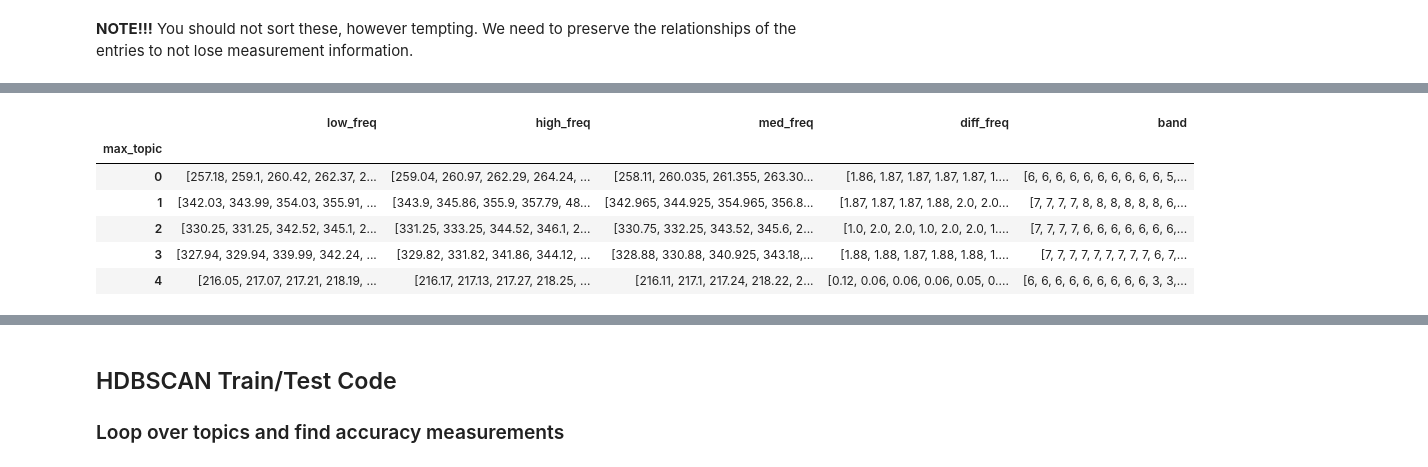
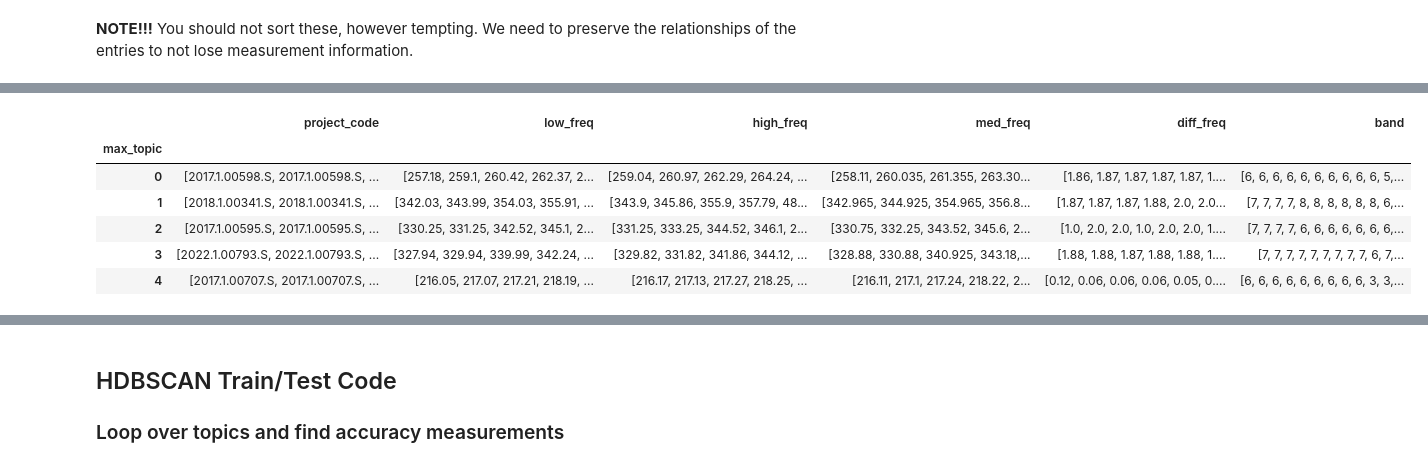
Before and after one commit to rlipps/NRAO_Capstone, a Jupyter notebook: model_notebooks/Full_Model_Updated_Data_Input.ipynb, the cells around one changed output, grey strips where cells are left out. Drawn from its saved outputs; the diff is of its cells as text; code cells hidden in the pictures.

```diff
--- a/model_notebooks/Full_Model_Updated_Data_Input.ipynb
+++ b/model_notebooks/Full_Model_Updated_Data_Input.ipynb
@@ -301,19 +311,21 @@ You should not sort these, however tempting. We need to preserve the relationshi
 # %%
 train_topic_freqs = train_measurements.loc[train_texts.index]\
+    .reset_index()\
     .groupby('max_topic')\
     .agg({
+        'project_code': lambda x: x.tolist(),
         'low_freq': lambda x: round(x, 4).tolist(),
         'high_freq': lambda x: round(x, 4).tolist(),
         'med_freq': lambda x: round(x, 4).tolist(),
         'diff_freq': lambda x: round(x, 4).tolist(),
         'band': lambda x: x.astype('int64').tolist()
     })
 train_topic_freqs.head()
 # %% [output]
-|  | low_freq | high_freq | med_freq | diff_freq | band |
-| max_topic |  |  |  |  |  |
-| 0 | [257.18, 259.1, 260.42, 262.37, 2... | [259.04, 260.97, 262.29, 264.24, ... | [258.11, 260.035, 261.355, 263.30... | [1.86, 1.87, 1.87, 1.87, 1.87, 1.... | [6, 6, 6, 6, 6, 6, 6, 6, 6, 6, 5,... |
-| 1 | [342.03, 343.99, 354.03, 355.91, ... | [343.9, 345.86, 355.9, 357.79, 48... | [342.965, 344.925, 354.965, 356.8... | [1.87, 1.87, 1.87, 1.88, 2.0, 2.0... | [7, 7, 7, 7, 8, 8, 8, 8, 8, 8, 6,... |
-| 2 | [330.25, 331.25, 342.52, 345.1, 2... | [331.25, 333.25, 344.52, 346.1, 2... | [330.75, 332.25, 343.52, 345.6, 2... | [1.0, 2.0, 2.0, 1.0, 2.0, 2.0, 1.... | [7, 7, 7, 7, 6, 6, 6, 6, 6, 6, 6,... |
-| 3 | [327.94, 329.94, 339.99, 342.24, ... | [329.82, 331.82, 341.86, 344.12, ... | [328.88, 330.88, 340.925, 343.18,... | [1.88, 1.88, 1.87, 1.88, 1.88, 1.... | [7, 7, 7, 7, 7, 7, 7, 7, 7, 6, 7,... |
-| 4 | [216.05, 217.07, 217.21, 218.19, ... | [216.17, 217.13, 217.27, 218.25, ... | [216.11, 217.1, 217.24, 218.22, 2... | [0.12, 0.06, 0.06, 0.06, 0.05, 0.... | [6, 6, 6, 6, 6, 6, 6, 6, 6, 3, 3,... |
+|  | project_code | low_freq | high_freq | med_freq | diff_freq | band |
+| max_topic |  |  |  |  |  |  |
+| 0 | [2017.1.00598.S, 2017.1.00598.S, ... | [257.18, 259.1, 260.42, 262.37, 2... | [259.04, 260.97, 262.29, 264.24, ... | [258.11, 260.035, 261.355, 263.30... | [1.86, 1.87, 1.87, 1.87, 1.87, 1.... | [6, 6, 6, 6, 6, 6, 6, 6, 6, 6, 5,... |
+| 1 | [2018.1.00341.S, 2018.1.00341.S, ... | [342.03, 343.99, 354.03, 355.91, ... | [343.9, 345.86, 355.9, 357.79, 48... | [342.965, 344.925, 354.965, 356.8... | [1.87, 1.87, 1.87, 1.88, 2.0, 2.0... | [7, 7, 7, 7, 8, 8, 8, 8, 8, 8, 6,... |
+| 2 | [2017.1.00595.S, 2017.1.00595.S, ... | [330.25, 331.25, 342.52, 345.1, 2... | [331.25, 333.25, 344.52, 346.1, 2... | [330.75, 332.25, 343.52, 345.6, 2... | [1.0, 2.0, 2.0, 1.0, 2.0, 2.0, 1.... | [7, 7, 7, 7, 6, 6, 6, 6, 6, 6, 6,... |
+| 3 | [2022.1.00793.S, 2022.1.00793.S, ... | [327.94, 329.94, 339.99, 342.24, ... | [329.82, 331.82, 341.86, 344.12, ... | [328.88, 330.88, 340.925, 343.18,... | [1.88, 1.88, 1.87, 1.88, 1.88, 1.... | [7, 7, 7, 7, 7, 7, 7, 7, 7, 6, 7,... |
+| 4 | [2017.1.00707.S, 2017.1.00707.S, ... | [216.05, 217.07, 217.21, 218.19, ... | [216.17, 217.13, 217.27, 218.25, ... | [216.11, 217.1, 217.24, 218.22, 2... | [0.12, 0.06, 0.06, 0.06, 0.05, 0.... | [6, 6, 6, 6, 6, 6, 6, 6, 6, 3, 3,... |
```
Also changed, not shown: parts of 33 cells of this notebook, 1 other file.
